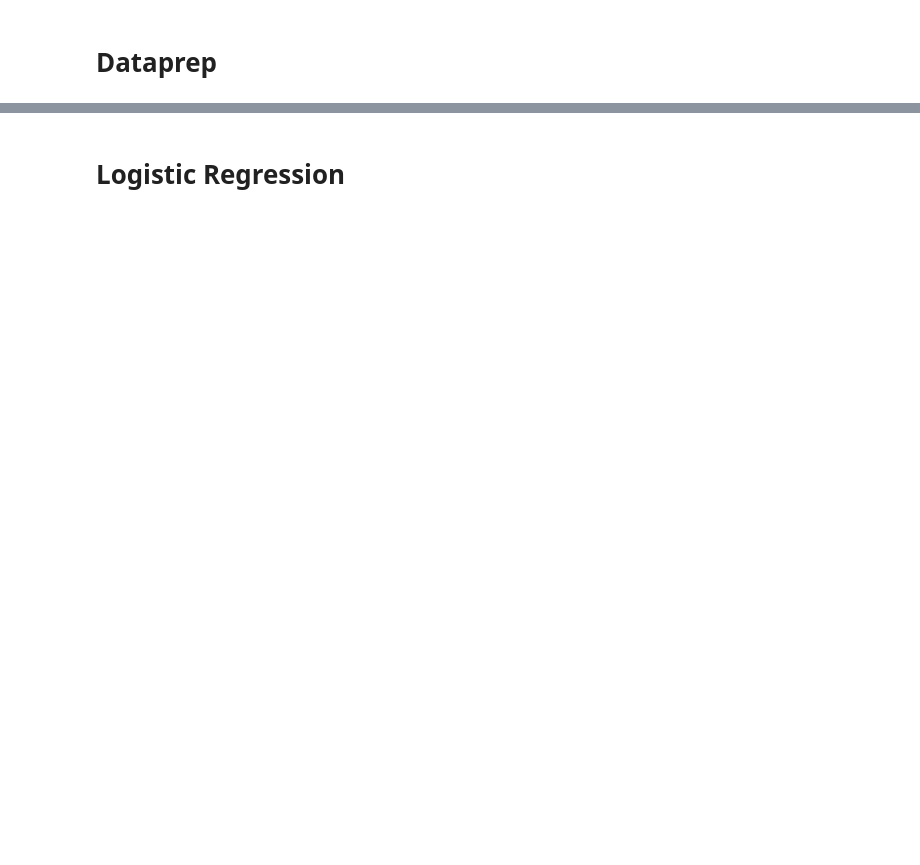
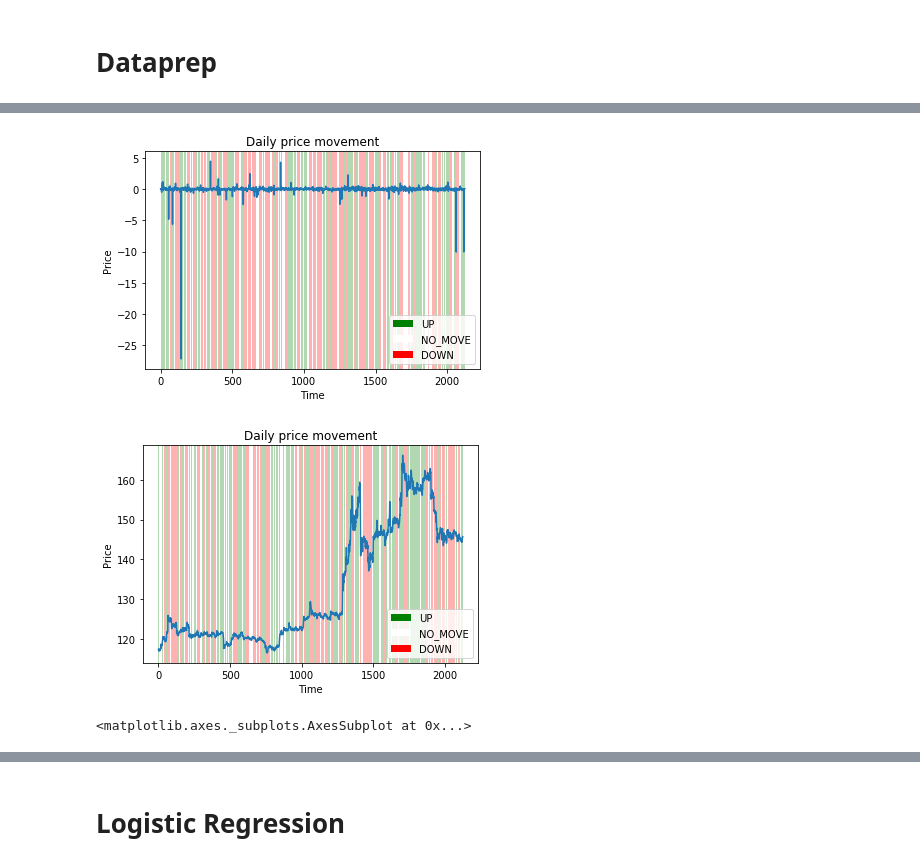
Before and after one commit to tornermarton/SemesterProject, a Jupyter notebook: regression_snapshots.ipynb, the cells around one changed output, grey strips where cells are left out. Cells and saved outputs as stored; diff of their text form; code cells hidden in the pictures; blank space fills up the shorter version.

```diff
--- a/regression_snapshots.ipynb
+++ b/regression_snapshots.ipynb
@@ -81,3 +122,12 @@ dataset = dataset[window_size:]
+# %%
+vwaps = [calc_VWAP(i) for i in dataset["snapshot"].reshape(-1, 2*lob_depth*3)]
+
+plot_labels(vwaps[::20], dataset["label"][::20])
+plot_labels(dataset["vwap"][::20], dataset["label"][::20])
+# %% [output]
+[figure, added]
+[figure, added]
+<matplotlib.axes._subplots.AxesSubplot at 0x...>
 # %%
 # sort labels for the equalization
 ups = dataset[np.where(dataset["label"] == 1)]
```
Also changed, not shown: parts of 18 cells of this notebook, 1 other file.
